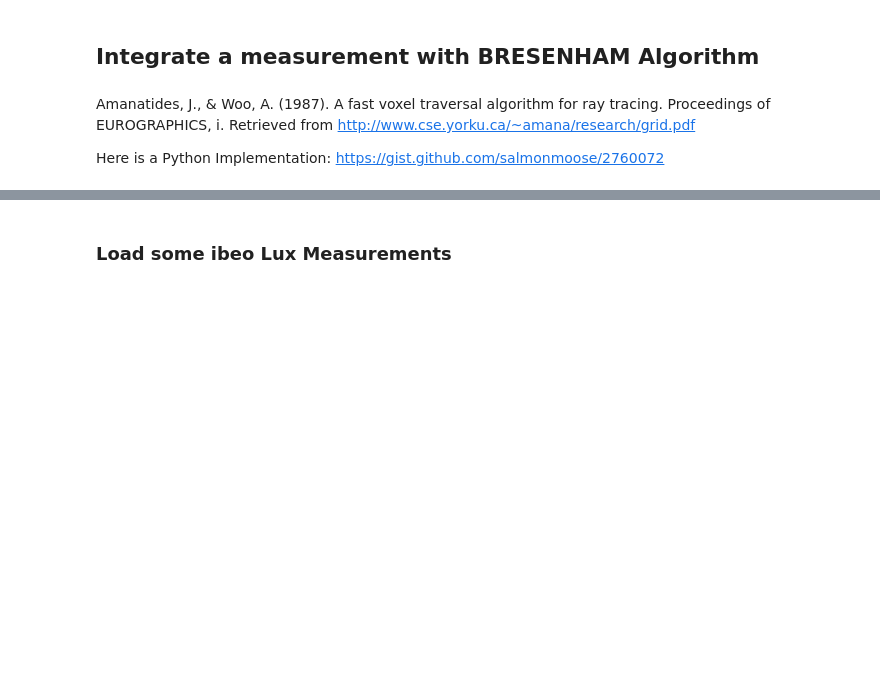
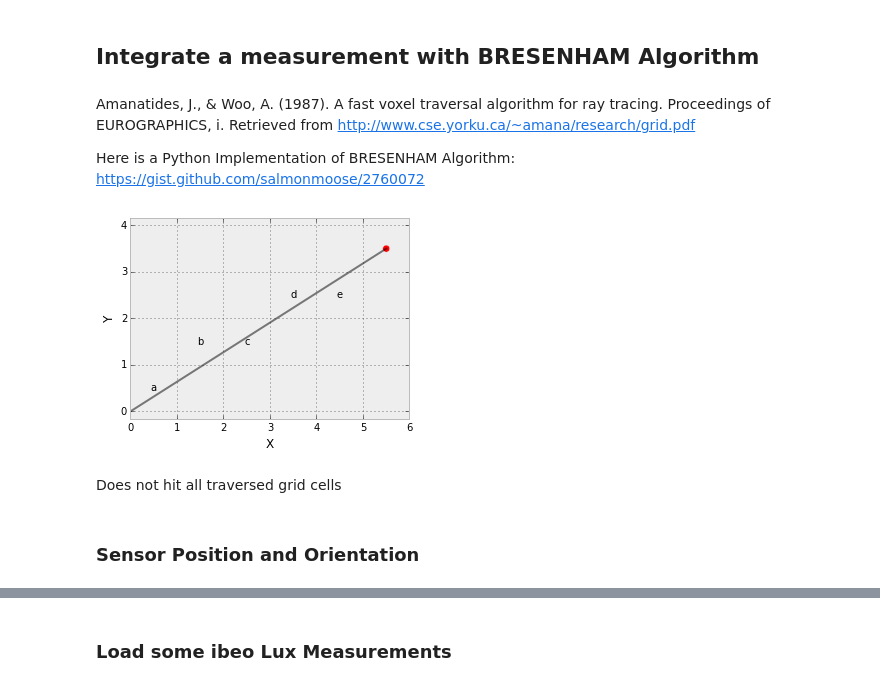
Before and after one commit to balzer82/3D-OccupancyGrid-Python, a Jupyter notebook: 3D-Occupancy-Grid-ibeo-Lux.ipynb, the cells around one changed output, grey strips where cells are left out. Cells and saved outputs as stored; diff of their text form; code cells hidden in the pictures; blank space fills up the shorter version.

```diff
--- a/3D-Occupancy-Grid-ibeo-Lux.ipynb
+++ b/3D-Occupancy-Grid-ibeo-Lux.ipynb
@@ -84,7 +87,7 @@ def plot3Dgrid(grid, az, el):
 # %% [markdown]
 Amanatides, J., & Woo, A. (1987). A fast voxel traversal algorithm for ray tracing. Proceedings of EUROGRAPHICS, i. Retrieved from http://www.cse.yorku.ca/~amana/research/grid.pdf
 
-Here is a Python Implementation: https://gist.github.com/salmonmoose/2760072
+Here is a Python Implementation of BRESENHAM Algorithm: https://gist.github.com/salmonmoose/2760072
 # %%
 def bresenham3D(startPoint, endPoint):
    # by Anton Fletcher
@@ -143,3 +146,32 @@ def bresenham3D(startPoint, endPoint):
       path.append(point)
 
    return path
+# %%
+import string
+letters = string.lowercase
+# %%
+goal = (5.5, 3.5, 0.0)
+
+plt.figure(figsize=(5.0,3.6))
+plt.scatter(goal[0], goal[1], s=50, c='r')
+plt.plot((0, goal[0]), (0, goal[1]), c='k', alpha=0.5)
+plt.axis('equal');
+plt.xlim(0, 6)
+plt.ylim(0, 4)
+plt.xlabel('X')
+plt.ylabel('Y')
+
+# Annotations
+#cells = [(0.5, 0.5), (1.5, 0.5), (1.5, 1.5), (2.5, 1.5), (3.5, 1.5), (3.5, 2.5), (4.5, 2.5)]
+cells = bresenham3D((0,0,0), (goal[0], goal[1], 0.0))
+
+for i, cell in enumerate(cells):
+    plt.text(cell[0]+0.5, cell[1]+0.5, letters[i], ha='center', va='center')
+
+plt.savefig('BRESENHAM-Raycasting.png', dpi=150)
+# %% [output]
+[figure, added]
+# %% [markdown]
+Does not hit all traversed grid cells
+# %% [markdown]
+### Sensor Position and Orientation
```
Also changed, not shown: parts of 27 cells of this notebook, 17 other files.
